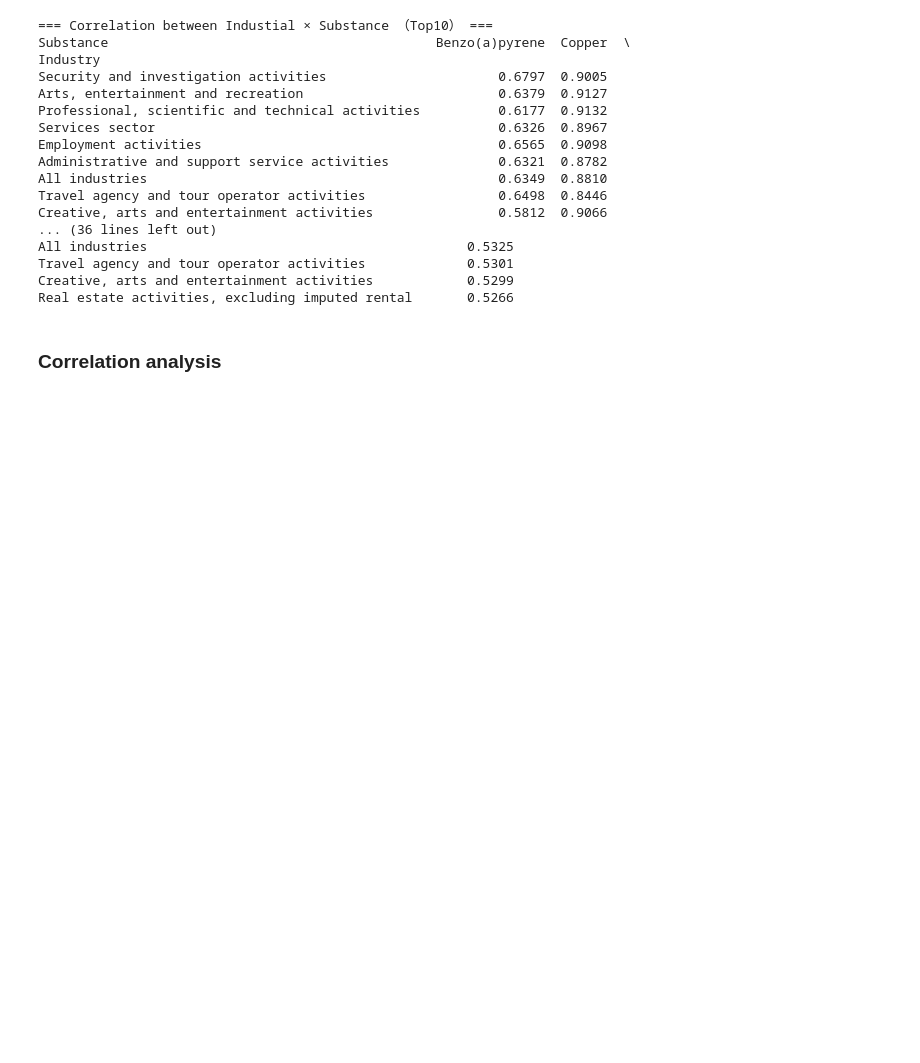
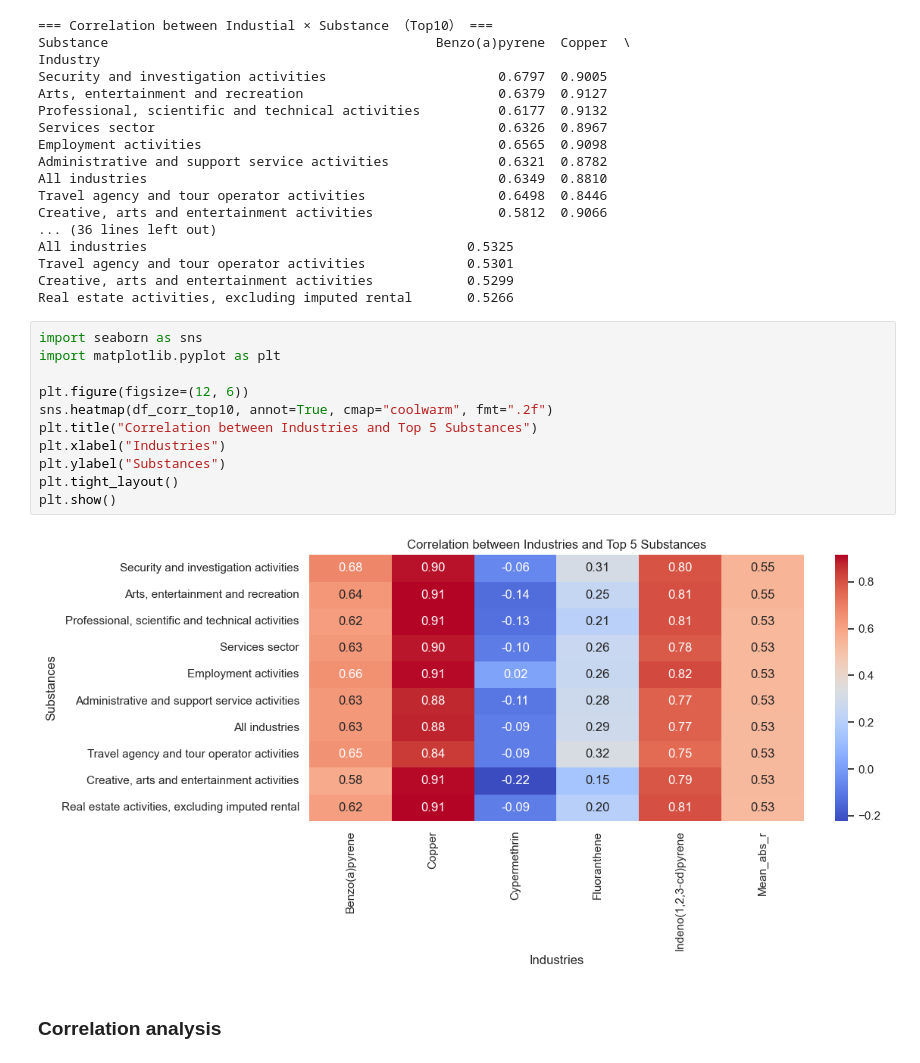
Before and after one commit to Kkkkyf7/DEFRA1, a Jupyter notebook: YifanKe/IndustialGDP.ipynb, the cells around one changed output. Saved outputs shown, nothing was run; the diff lists cells and outputs as text; blank space fills up the shorter version.

```diff
--- a/YifanKe/IndustialGDP.ipynb
+++ b/YifanKe/IndustialGDP.ipynb
@@ -198,6 +198,19 @@ All industries                                         0.5325
 Travel agency and tour operator activities             0.5301
 Creative, arts and entertainment activities            0.5299
 Real estate activities, excluding imputed rental       0.5266
+# %%
+import seaborn as sns
+import matplotlib.pyplot as plt
+
+plt.figure(figsize=(12, 6))
+sns.heatmap(df_corr_top10, annot=True, cmap="coolwarm", fmt=".2f")
+plt.title("Correlation between Industries and Top 5 Substances")
+plt.xlabel("Industries")
+plt.ylabel("Substances")
+plt.tight_layout()
+plt.show()
+# %% [output]
+[figure, added]
 # %% [markdown]
 ### Correlation analysis
 # %%
```
Also changed, not shown: parts of 3 cells of this notebook.
